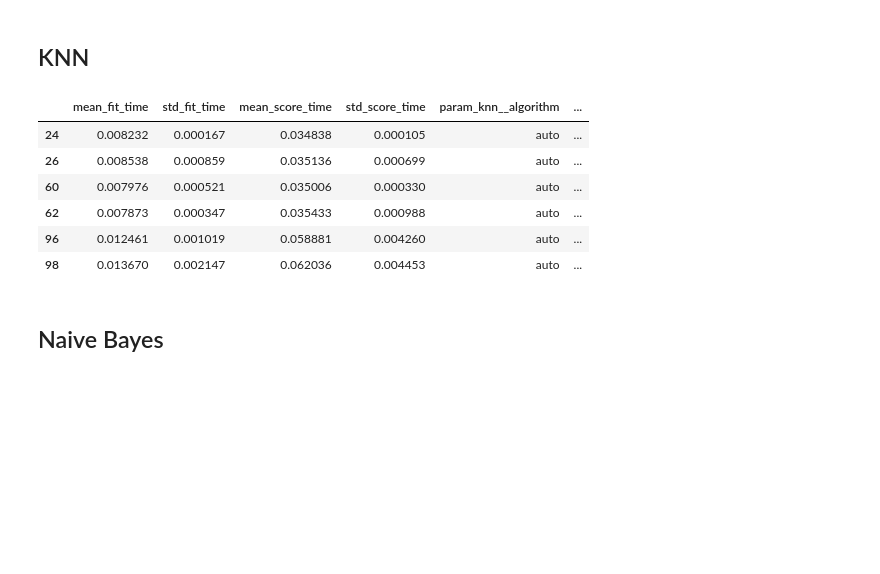
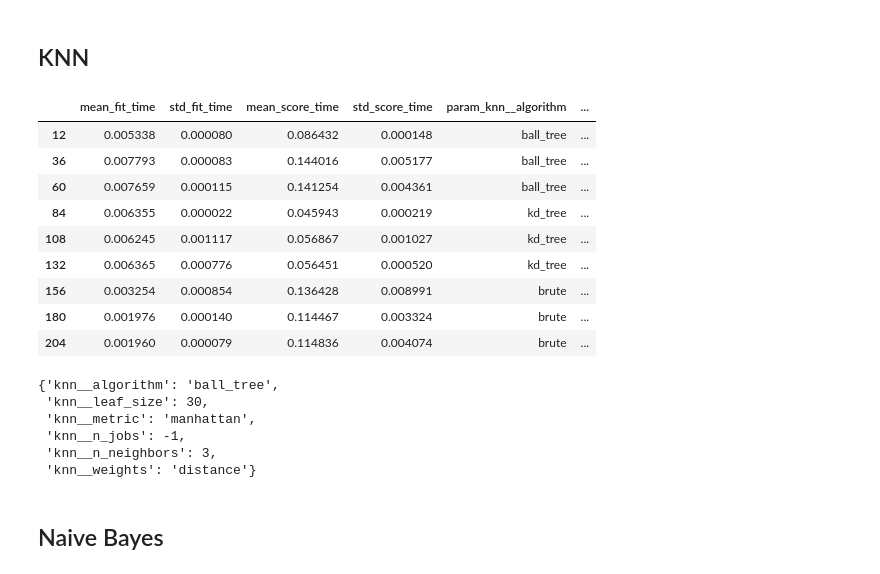
Before and after one commit to AshwinAshok3/Personal-Loan, a Jupyter notebook: Capstone_Project___Thera_Bank_Personal_Loan_Campain___Jupyter_Notebook_(1).ipynb, the cells around one changed output. Cells and saved outputs as stored; diff of their text form; code cells hidden in the pictures; blank space fills up the shorter version.

```diff
--- a/Capstone_Project___Thera_Bank_Personal_Loan_Campain___Jupyter_Notebook_(1).ipynb
+++ b/Capstone_Project___Thera_Bank_Personal_Loan_Campain___Jupyter_Notebook_(1).ipynb
@@ -405,34 +433,50 @@ y Test shape : (2712,)
 ## KNN
 # %%
 # pipeline for knn
-knn_pipeline = Pipeline([('scaler',StandardScaler()),('knn', KNeighborsClassifier())])
+knn_pipeline = Pipeline([('knn', KNeighborsClassifier())])
 
 # parameters for knn
 parameters_knn = {
     'knn__n_neighbors': [3,5,7] ,
-    'knn__algorithm' : ['auto'],
-    'knn__weights' : ['distance'],
-    'knn__metric' : ['minkowski', 'euclidean', 'manhattan'],
+    'knn__algorithm' : ['ball_tree', 'kd_tree', 'brute'],
+    'knn__weights' : ['distance','uniform'],
+    'knn__metric' : [ 'minkowski', 'euclidean', 'manhattan', 'chebyshev' ],
     'knn__leaf_size' : [30,50,70],
-    'knn__n_jobs' : [-1],
-    'scaler__with_mean': [True, False],  # Tuning StandardScaler
-    'scaler__with_std': [True, False],
+    'knn__n_jobs' : [-1]
 }
-
-# gridsearchcv for KNN
-knn_grid = GridSearchCV(knn_pipeline, parameters_knn, cv=5, scoring='accuracy')
-knn_grid.fit(X_train, y_train)
-
-knn_model = knn_grid.cv_results_
-knn_model_df = pd.DataFrame(knn_model)
-knn_model_df[knn_model_df['rank_test_score']==1]
-# %% [output]
-|  | mean_fit_time | std_fit_time | mean_score_time | std_score_time | param_knn__algorithm | ... |
-| 24 | 0.008232 | 0.000167 | 0.034838 | 0.000105 | auto | ... |
-| 26 | 0.008538 | 0.000859 | 0.035136 | 0.000699 | auto | ... |
-| 60 | 0.007976 | 0.000521 | 0.035006 | 0.000330 | auto | ... |
-| 62 | 0.007873 | 0.000347 | 0.035433 | 0.000988 | auto | ... |
-| 96 | 0.012461 | 0.001019 | 0.058881 | 0.004260 | auto | ... |
-| 98 | 0.013670 | 0.002147 | 0.062036 | 0.004453 | auto | ... |
+# %%
+# gridsearchcv for KNN
+
+# initializing the gridsearchCV
+knn_grid = GridSearchCV(knn_pipeline, parameters_knn, cv=4, scoring='accuracy')
+
+# fitting the model
+knn_grid.fit(X_train, y_train)
+
+# getting the best parameters
+knn_model = knn_grid.cv_results_
+knn_model_df = pd.DataFrame(knn_model)
+knn_model_df[knn_model_df['rank_test_score']==1]
+# %% [output]
+|  | mean_fit_time | std_fit_time | mean_score_time | std_score_time | param_knn__algorithm | ... |
+| 12 | 0.005338 | 0.000080 | 0.086432 | 0.000148 | ball_tree | ... |
+| 36 | 0.007793 | 0.000083 | 0.144016 | 0.005177 | ball_tree | ... |
+| 60 | 0.007659 | 0.000115 | 0.141254 | 0.004361 | ball_tree | ... |
+| 84 | 0.006355 | 0.000022 | 0.045943 | 0.000219 | kd_tree | ... |
+| 108 | 0.006245 | 0.001117 | 0.056867 | 0.001027 | kd_tree | ... |
+| 132 | 0.006365 | 0.000776 | 0.056451 | 0.000520 | kd_tree | ... |
+| 156 | 0.003254 | 0.000854 | 0.136428 | 0.008991 | brute | ... |
+| 180 | 0.001976 | 0.000140 | 0.114467 | 0.003324 | brute | ... |
+| 204 | 0.001960 | 0.000079 | 0.114836 | 0.004074 | brute | ... |
+# %%
+best_knn_params =  knn_grid.best_params_
+best_knn_params
+# %% [output]
+{'knn__algorithm': 'ball_tree',
+ 'knn__leaf_size': 30,
+ 'knn__metric': 'manhattan',
+ 'knn__n_jobs': -1,
+ 'knn__n_neighbors': 3,
+ 'knn__weights': 'distance'}
 # %% [markdown]
 ## Naive Bayes
```
Also changed, not shown: parts of 23 cells of this notebook.
